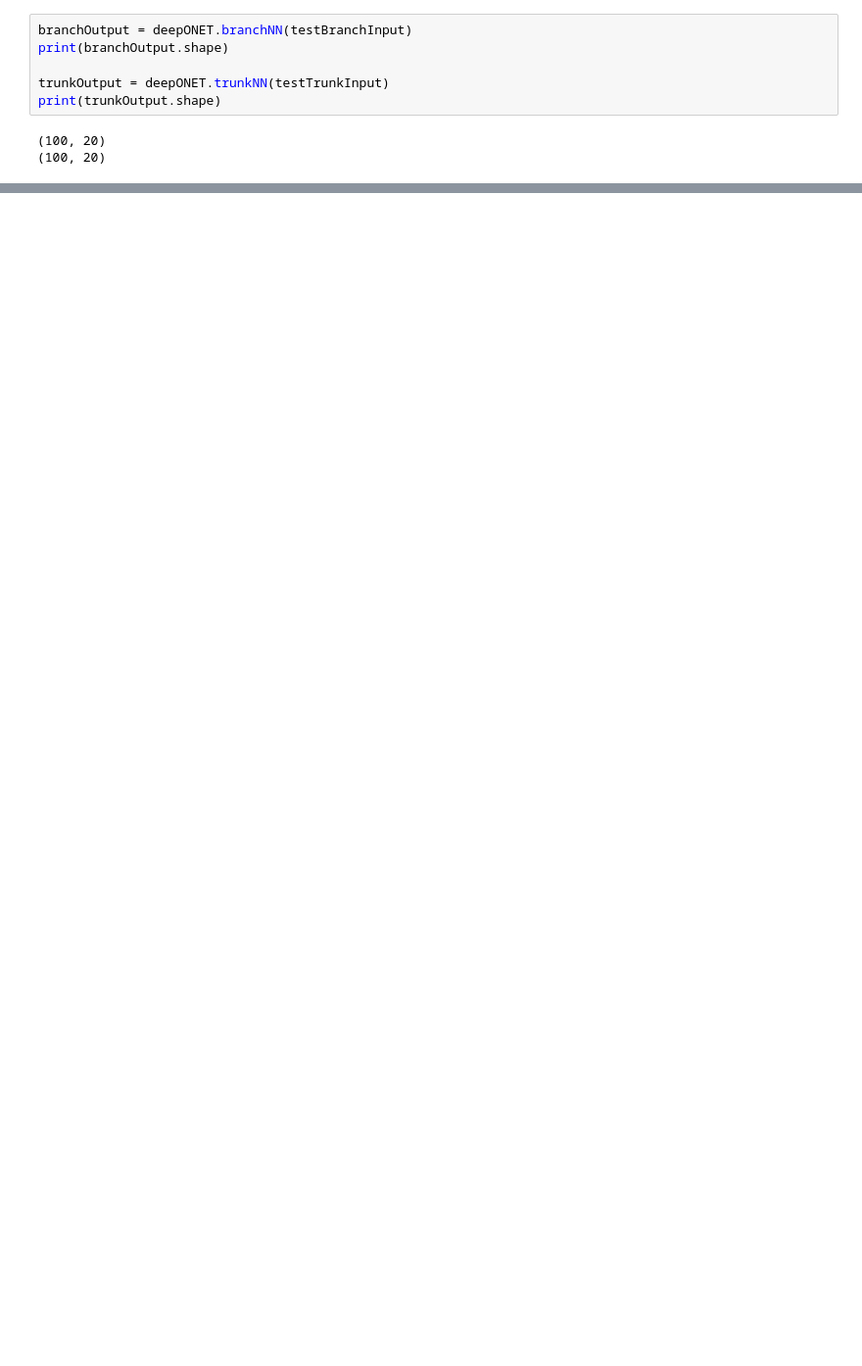
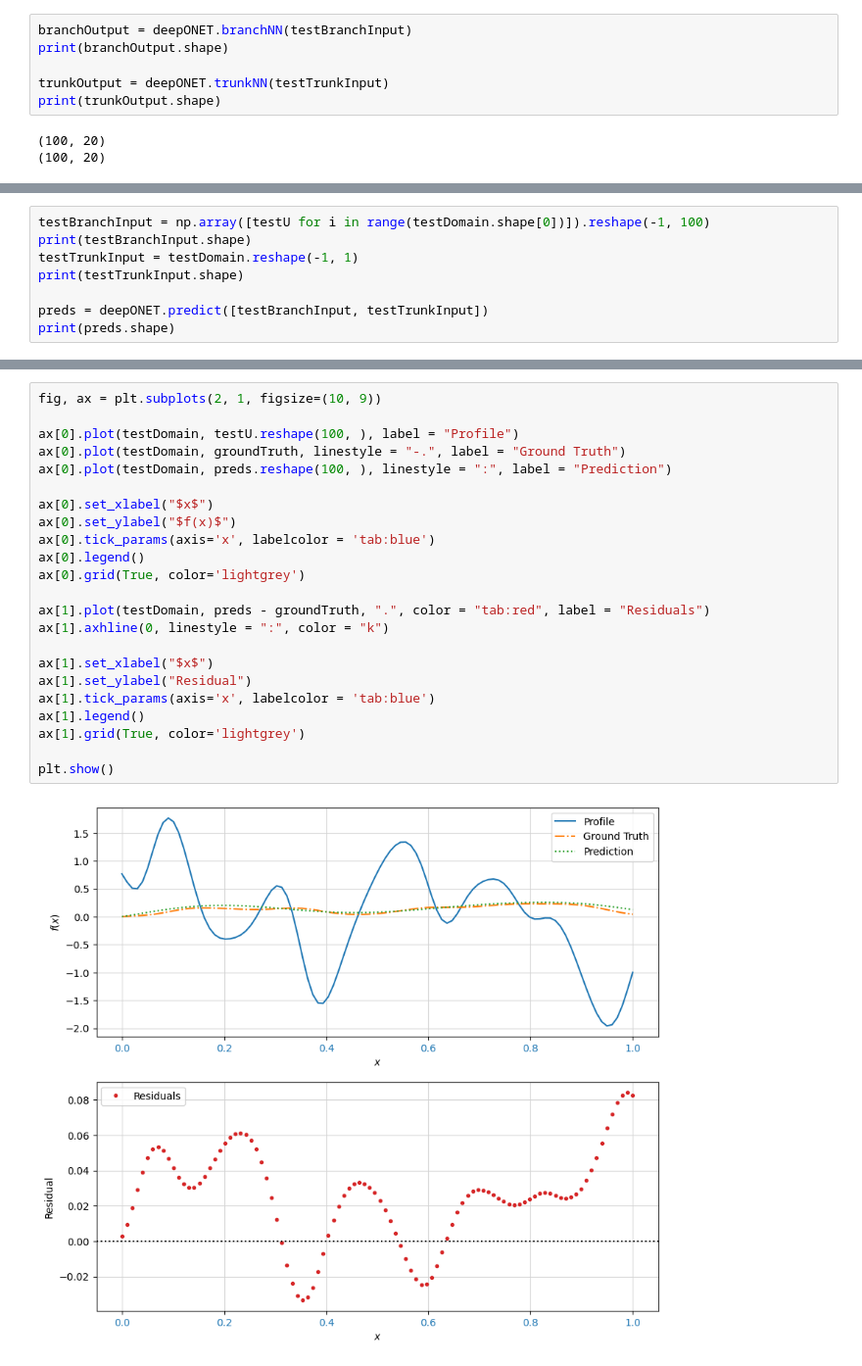
Before and after one commit to bkr11a/DeepONetPlayground, a Jupyter notebook: DeepONetTutorial.ipynb, the cells around one changed output, grey strips where cells are left out. Shown at 98% size. Saved outputs shown, nothing was run; the diff lists cells and outputs as text; blank space fills up the shorter version.

```diff
--- a/DeepONetTutorial.ipynb
+++ b/DeepONetTutorial.ipynb
@@ -271,0 +299,8 @@ plt.show()
+# %%
+testBranchInput = np.array([testU for i in range(testDomain.shape[0])]).reshape(-1, 100)
+print(testBranchInput.shape)
+testTrunkInput = testDomain.reshape(-1, 1)
+print(testTrunkInput.shape)
+
+preds = deepONET.predict([testBranchInput, testTrunkInput])
+print(preds.shape)
@@ -271,0 +312,25 @@ plt.show()
+# %%
+fig, ax = plt.subplots(2, 1, figsize=(10, 9))
+
+ax[0].plot(testDomain, testU.reshape(100, ), label = "Profile")
+ax[0].plot(testDomain, groundTruth, linestyle = "-.", label = "Ground Truth")
+ax[0].plot(testDomain, preds.reshape(100, ), linestyle = ":", label = "Prediction")
+
+ax[0].set_xlabel("$x$")
+ax[0].set_ylabel("$f(x)$")
+ax[0].tick_params(axis='x', labelcolor = 'tab:blue')
+ax[0].legend()
+ax[0].grid(True, color='lightgrey')
+
+ax[1].plot(testDomain, preds - groundTruth, ".", color = "tab:red", label = "Residuals")
+ax[1].axhline(0, linestyle = ":", color = "k")
+
+ax[1].set_xlabel("$x$")
+ax[1].set_ylabel("Residual")
+ax[1].tick_params(axis='x', labelcolor = 'tab:blue')
+ax[1].legend()
+ax[1].grid(True, color='lightgrey')
+
+plt.show()
+# %% [output]
+[figure, added]
```
Also changed, not shown: parts of 9 cells of this notebook, 2 other files.
